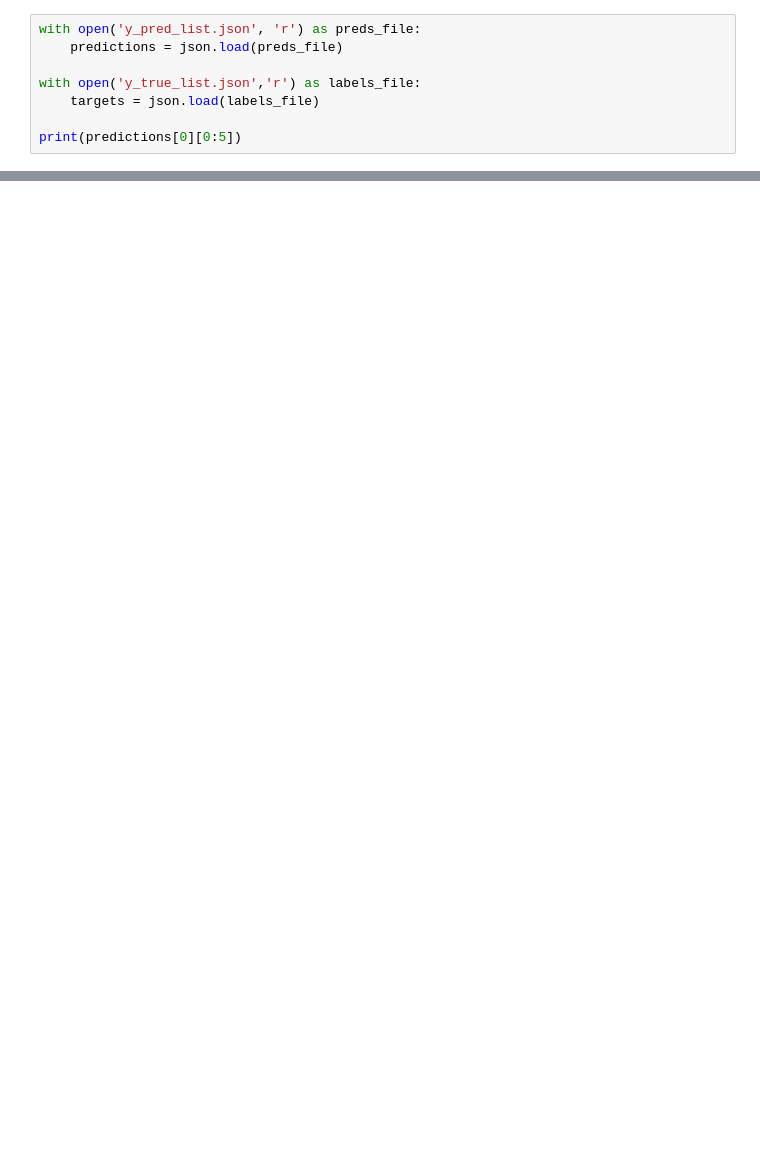
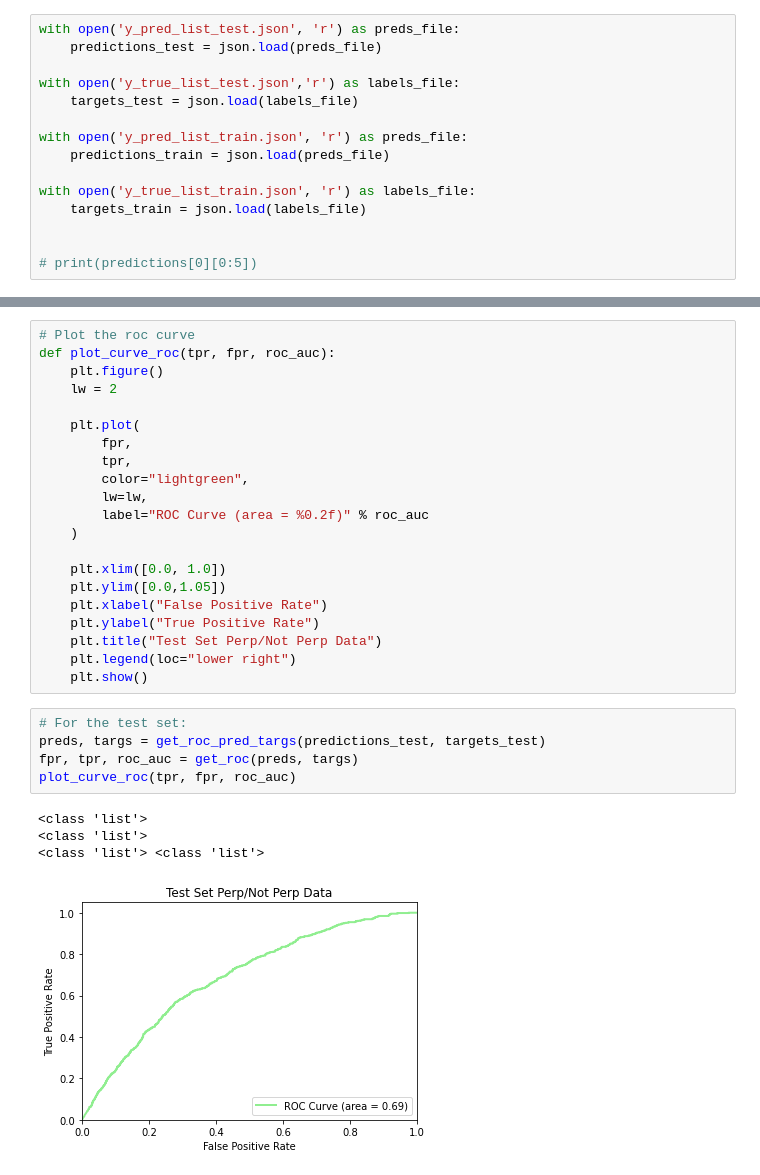
Before and after one commit to constant5/whodidit, a Jupyter notebook: results_analysis.ipynb, the cells around one changed output, grey strips where cells are left out. Drawn from its saved outputs; the diff is of its cells as text; blank space fills up the shorter version.

```diff
--- a/results_analysis.ipynb
+++ b/results_analysis.ipynb
@@ -7,10 +8,17 @@ from sklearn import metrics
 
 import pandas as pd
 # %%
-with open('y_pred_list.json', 'r') as preds_file:
-    predictions = json.load(preds_file)
+with open('y_pred_list_test.json', 'r') as preds_file:
+    predictions_test = json.load(preds_file)
 
-with open('y_true_list.json','r') as labels_file:
-    targets = json.load(labels_file)
+with open('y_true_list_test.json','r') as labels_file:
+    targets_test = json.load(labels_file)
 
-print(predictions[0][0:5])
+with open('y_pred_list_train.json', 'r') as preds_file:
+    predictions_train = json.load(preds_file)
+
+with open('y_true_list_train.json', 'r') as labels_file:
+    targets_train = json.load(labels_file)
+
+
+# print(predictions[0][0:5])
@@ -44,0 +65,31 @@ targets = new_targets
+# %%
+# Plot the roc curve
+def plot_curve_roc(tpr, fpr, roc_auc):
+    plt.figure()
+    lw = 2
+
+    plt.plot(
+        fpr,
+        tpr,
+        color="lightgreen",
+        lw=lw,
+        label="ROC Curve (area = %0.2f)" % roc_auc
+    )
+
+    plt.xlim([0.0, 1.0])
+    plt.ylim([0.0,1.05])
+    plt.xlabel("False Positive Rate")
+    plt.ylabel("True Positive Rate")
+    plt.title("Test Set Perp/Not Perp Data")
+    plt.legend(loc="lower right")
+    plt.show()
+# %%
+# For the test set:
+preds, targs = get_roc_pred_targs(predictions_test, targets_test)
+fpr, tpr, roc_auc = get_roc(preds, targs)
+plot_curve_roc(tpr, fpr, roc_auc)
+# %% [output]
+<class 'list'>
+<class 'list'>
+<class 'list'> <class 'list'>
+[figure, added]
```
Also changed, not shown: parts of 11 cells of this notebook, 1 other file.
